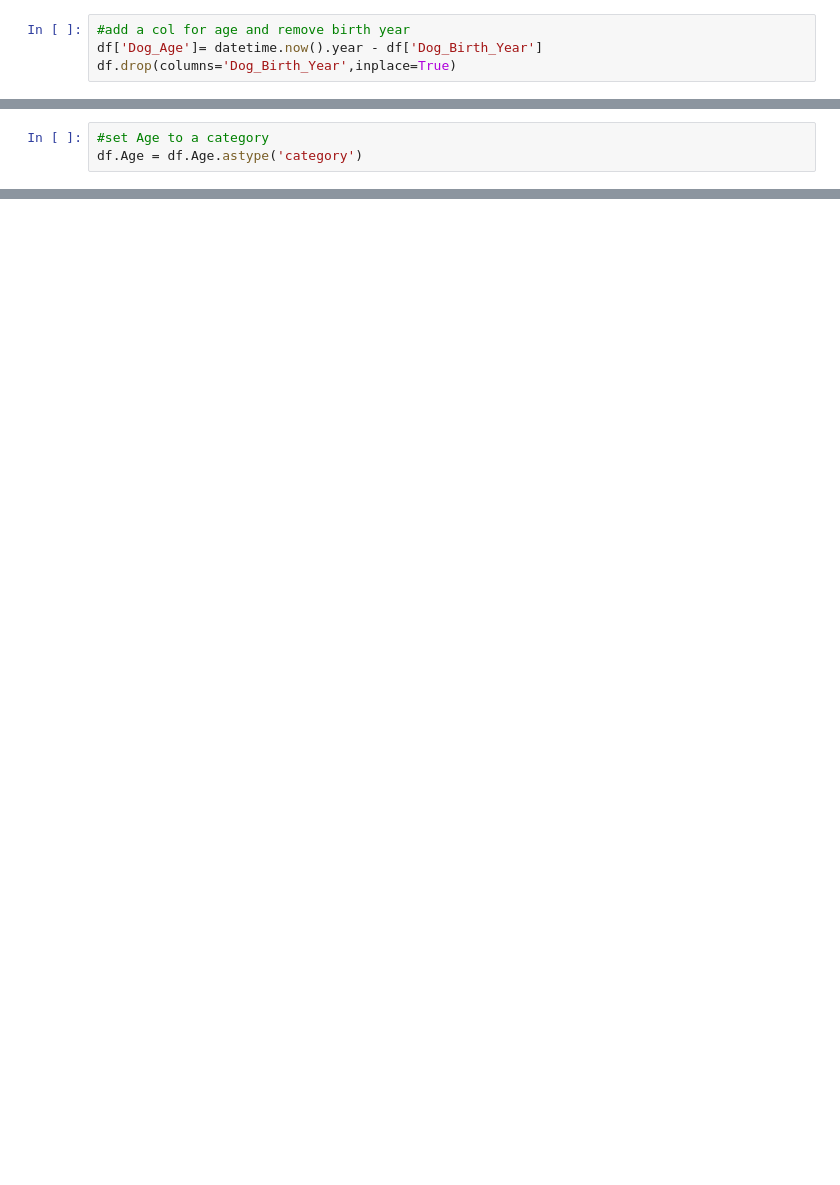
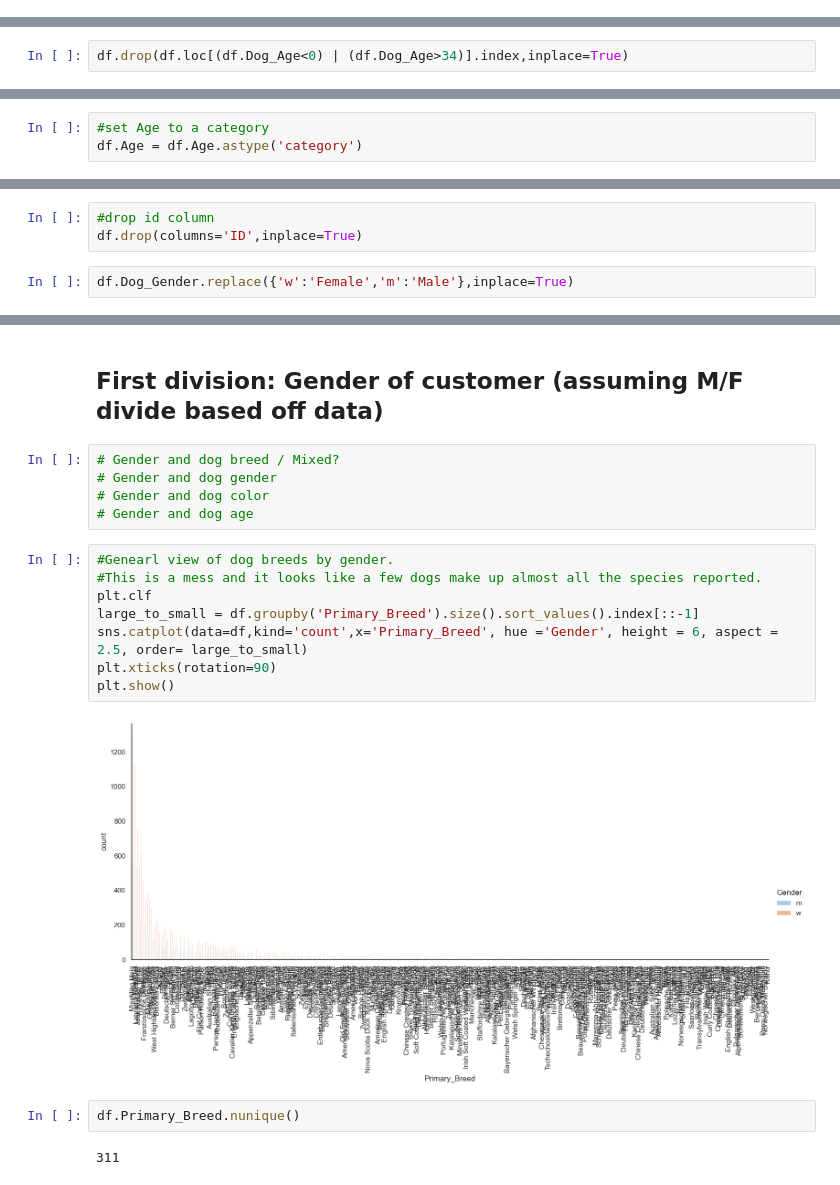
Before and after one commit to mgargiulo07/Springboard-Data-Science-Course, a Jupyter notebook: Data_Storytelling/Dogs of Zurich.ipynb, the cells around one changed output, grey strips where cells are left out. Drawn from its saved outputs; the diff is of its cells as text; blank space fills up the shorter version.

```diff
--- a/Data_Storytelling/Dogs of Zurich.ipynb
+++ b/Data_Storytelling/Dogs of Zurich.ipynb
@@ -231,4 +257,0 @@ datetime.now().year
-# %%
-#add a col for age and remove birth year
-df['Dog_Age']= datetime.now().year - df['Dog_Birth_Year']
-df.drop(columns='Dog_Birth_Year',inplace=True)
@@ -243,0 +279,2 @@ df.head()
+# %%
+df.drop(df.loc[(df.Dog_Age<0) | (df.Dog_Age>34)].index,inplace=True)
@@ -248,0 +286,5 @@ df.Age = df.Age.astype('category')
+# %%
+#drop id column
+df.drop(columns='ID',inplace=True)
+# %%
+df.Dog_Gender.replace({'w':'Female','m':'Male'},inplace=True)
@@ -248,0 +304,21 @@ df.Age = df.Age.astype('category')
+# %% [markdown]
+## First division: Gender of customer (assuming M/F divide based off data)
+# %%
+# Gender and dog breed / Mixed?
+# Gender and dog gender
+# Gender and dog color
+# Gender and dog age
+# %%
+#Genearl view of dog breeds by gender.
+#This is a mess and it looks like a few dogs make up almost all the species reported.
+plt.clf
+large_to_small = df.groupby('Primary_Breed').size().sort_values().index[::-1]
+sns.catplot(data=df,kind='count',x='Primary_Breed', hue ='Gender', height = 6, aspect = 2.5, order= large_to_small)
+plt.xticks(rotation=90)
+plt.show()
+# %% [output]
+[figure, added]
+# %%
+df.Primary_Breed.nunique()
+# %% [output]
+311
```
Also changed, not shown: parts of 49 cells of this notebook, 2 other files.
